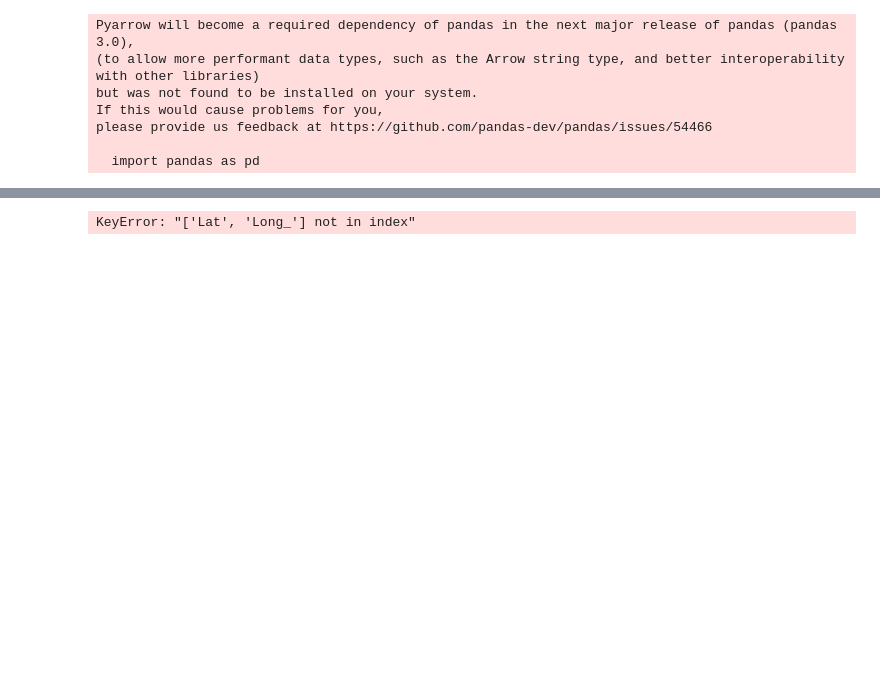
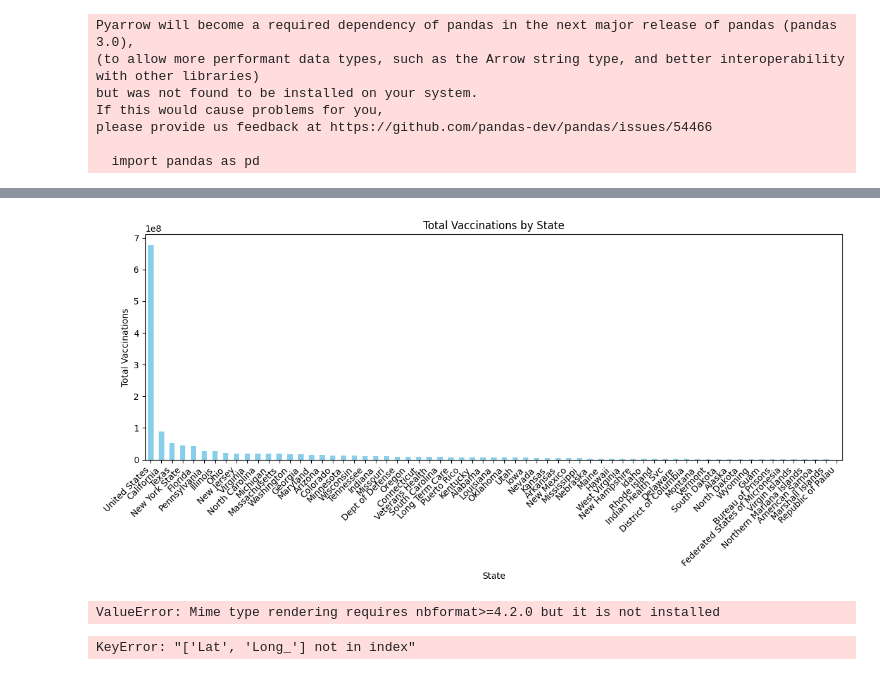
Before and after one commit to shubh0125/IV-Communication-Project, a Jupyter notebook: 2b.ipynb, the cells around one changed output, grey strips where cells are left out. Cells and saved outputs as stored; diff of their text form; code cells hidden in the pictures; blank space fills up the shorter version.

```diff
--- a/2b.ipynb
+++ b/2b.ipynb
@@ -18,3 +341,41 @@ df_vaccinations = pd.read_csv("us_state_vaccinations.csv")
+# %%
+import matplotlib.pyplot as plt
+
+# Aggregate total vaccinations by state
+vaccinations_by_state = df_vaccinations.groupby('location')['total_vaccinations'].max().sort_values(ascending=False)
+
+# Plotting the bar plot
+plt.figure(figsize=(12, 6))
+vaccinations_by_state.plot(kind='bar', color='skyblue')
+plt.title('Total Vaccinations by State')
+plt.xlabel('State')
+plt.ylabel('Total Vaccinations')
+plt.xticks(rotation=45, ha='right')
+plt.tight_layout()
+plt.show()
+# %% [output]
+[figure, added]
+# %%
+## here refer to the HTML file which is created
+
+##TRY IF YOU CAN DISPLAY IT IN THE IBYNB FILE AS WELL
+
+import plotly.express as px
+import plotly.io as pio
+
+# Aggregate total vaccinations by state
+vaccinations_by_state = df_vaccinations.groupby('location')['total_vaccinations'].max().sort_values(ascending=False).reset_index()
+
+# Plotting the bar plot
+fig = px.bar(vaccinations_by_state, x='location', y='total_vaccinations', color='total_vaccinations',
+             labels={'location': 'State', 'total_vaccinations': 'Total Vaccinations'},
+             title='Total Vaccinations by State')
+fig.update_layout(xaxis_tickangle=-45)
+
+# Save the figure to an HTML file
+pio.write_html(fig, 'total_vaccinations_bar_plot.html')
+# %% [output]
+ValueError: Mime type rendering requires nbformat>=4.2.0 but it is not installed
 # %%
 import pandas as pd
 import folium
```
Also changed, not shown: parts of 9 cells of this notebook, 3 other files.
